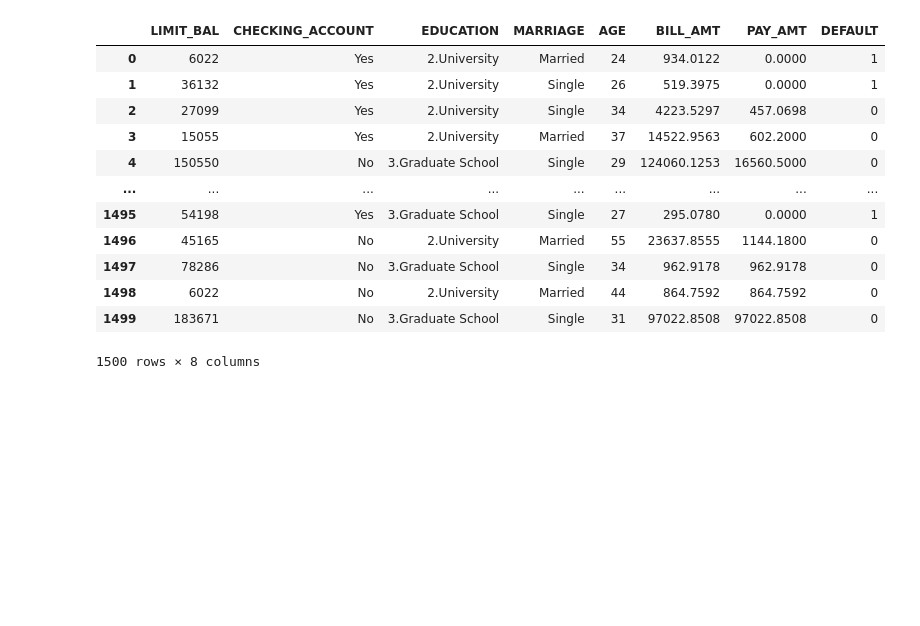
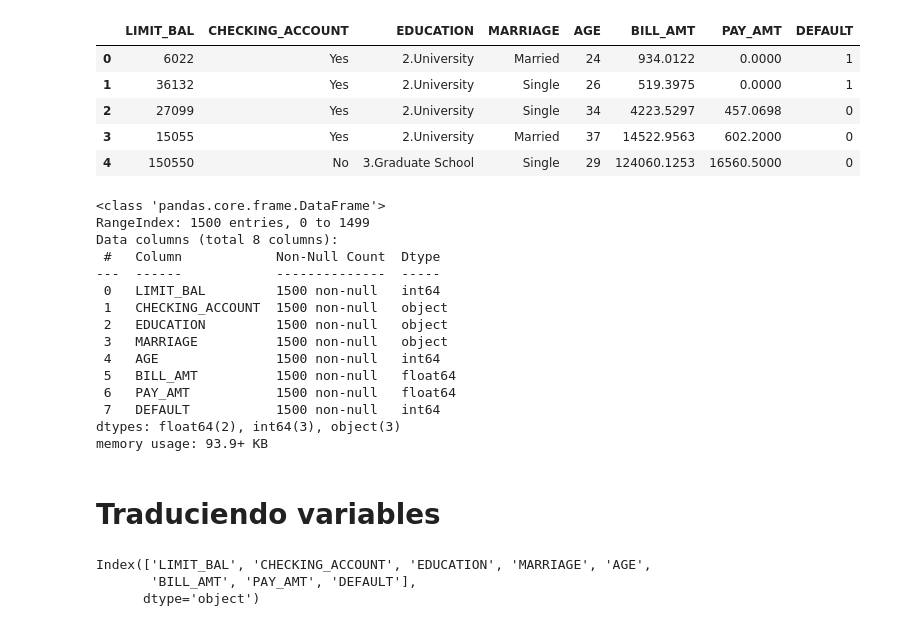
Before and after one commit to natalyq1/seaborn_python_, a Jupyter notebook: Seaborn_Analisis_de_datos.ipynb, the cells around one changed output. Cells and saved outputs as stored; diff of their text form; code cells hidden in the pictures; blank space fills up the shorter version.

```diff
--- a/Seaborn_Analisis_de_datos.ipynb
+++ b/Seaborn_Analisis_de_datos.ipynb
@@ -3,18 +3,39 @@
 # %%
 import pandas as pd
 # %%
-pd.read_csv('/content/drive/MyDrive/Colab Notebooks/Seaborn_Alura/credit_card.csv')
+datos = pd.read_csv('/content/drive/MyDrive/Colab Notebooks/Seaborn_Alura/credit_card.csv')
-# %% [output]
-|  | LIMIT_BAL | CHECKING_ACCOUNT | EDUCATION | MARRIAGE | AGE | BILL_AMT | PAY_AMT | DEFAULT |
-| 0 | 6022 | Yes | 2.University | Married | 24 | 934.0122 | 0.0000 | 1 |
-| 1 | 36132 | Yes | 2.University | Single | 26 | 519.3975 | 0.0000 | 1 |
-| 2 | 27099 | Yes | 2.University | Single | 34 | 4223.5297 | 457.0698 | 0 |
-| 3 | 15055 | Yes | 2.University | Married | 37 | 14522.9563 | 602.2000 | 0 |
-| 4 | 150550 | No | 3.Graduate School | Single | 29 | 124060.1253 | 16560.5000 | 0 |
-| ... | ... | ... | ... | ... | ... | ... | ... | ... |
-| 1495 | 54198 | Yes | 3.Graduate School | Single | 27 | 295.0780 | 0.0000 | 1 |
-| 1496 | 45165 | No | 2.University | Married | 55 | 23637.8555 | 1144.1800 | 0 |
-| 1497 | 78286 | No | 3.Graduate School | Single | 34 | 962.9178 | 962.9178 | 0 |
-| 1498 | 6022 | No | 2.University | Married | 44 | 864.7592 | 864.7592 | 0 |
-| 1499 | 183671 | No | 3.Graduate School | Single | 31 | 97022.8508 | 97022.8508 | 0 |
-1500 rows × 8 columns
+# %%
+datos.head()
+# %% [output]
+|  | LIMIT_BAL | CHECKING_ACCOUNT | EDUCATION | MARRIAGE | AGE | BILL_AMT | PAY_AMT | DEFAULT |
+| 0 | 6022 | Yes | 2.University | Married | 24 | 934.0122 | 0.0000 | 1 |
+| 1 | 36132 | Yes | 2.University | Single | 26 | 519.3975 | 0.0000 | 1 |
+| 2 | 27099 | Yes | 2.University | Single | 34 | 4223.5297 | 457.0698 | 0 |
+| 3 | 15055 | Yes | 2.University | Married | 37 | 14522.9563 | 602.2000 | 0 |
+| 4 | 150550 | No | 3.Graduate School | Single | 29 | 124060.1253 | 16560.5000 | 0 |
+# %%
+datos.info()
+# %% [output]
+<class 'pandas.core.frame.DataFrame'>
+RangeIndex: 1500 entries, 0 to 1499
+Data columns (total 8 columns):
+ #   Column            Non-Null Count  Dtype
+---  ------            --------------  -----
+ 0   LIMIT_BAL         1500 non-null   int64
+ 1   CHECKING_ACCOUNT  1500 non-null   object
+ 2   EDUCATION         1500 non-null   object
+ 3   MARRIAGE          1500 non-null   object
+ 4   AGE               1500 non-null   int64
+ 5   BILL_AMT          1500 non-null   float64
+ 6   PAY_AMT           1500 non-null   float64
+ 7   DEFAULT           1500 non-null   int64
+dtypes: float64(2), int64(3), object(3)
+memory usage: 93.9+ KB
+# %% [markdown]
+# Traduciendo variables
+# %%
+datos.columns
+# %% [output]
+Index(['LIMIT_BAL', 'CHECKING_ACCOUNT', 'EDUCATION', 'MARRIAGE', 'AGE',
+       'BILL_AMT', 'PAY_AMT', 'DEFAULT'],
+      dtype='object')
```
Also changed, not shown: parts of 16 cells of this notebook.
